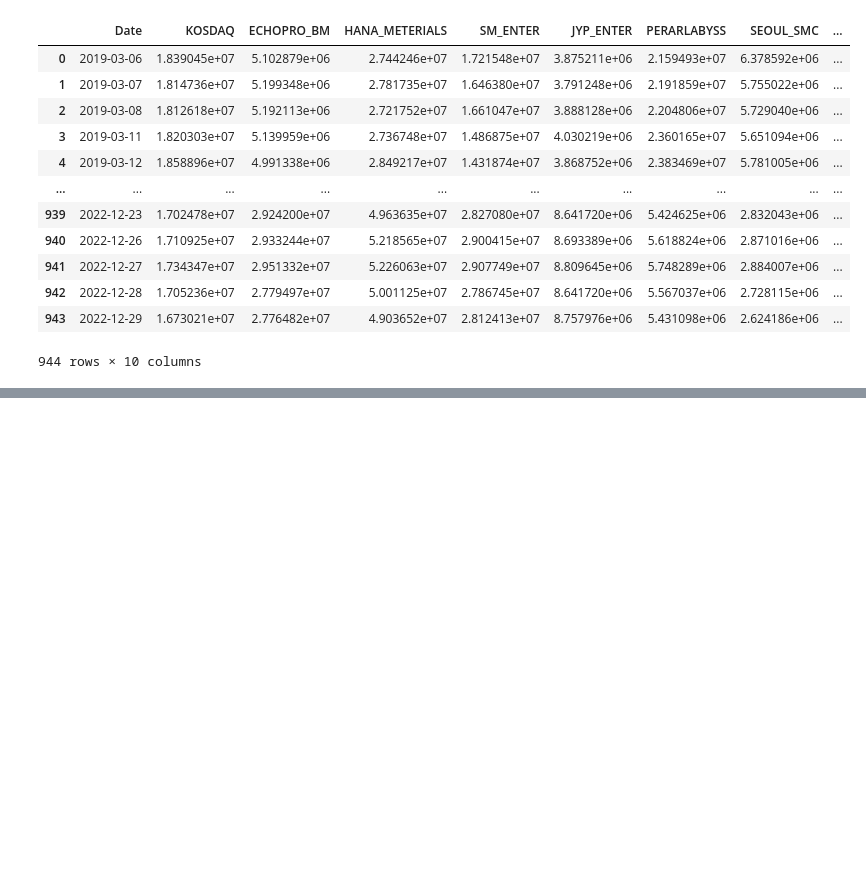
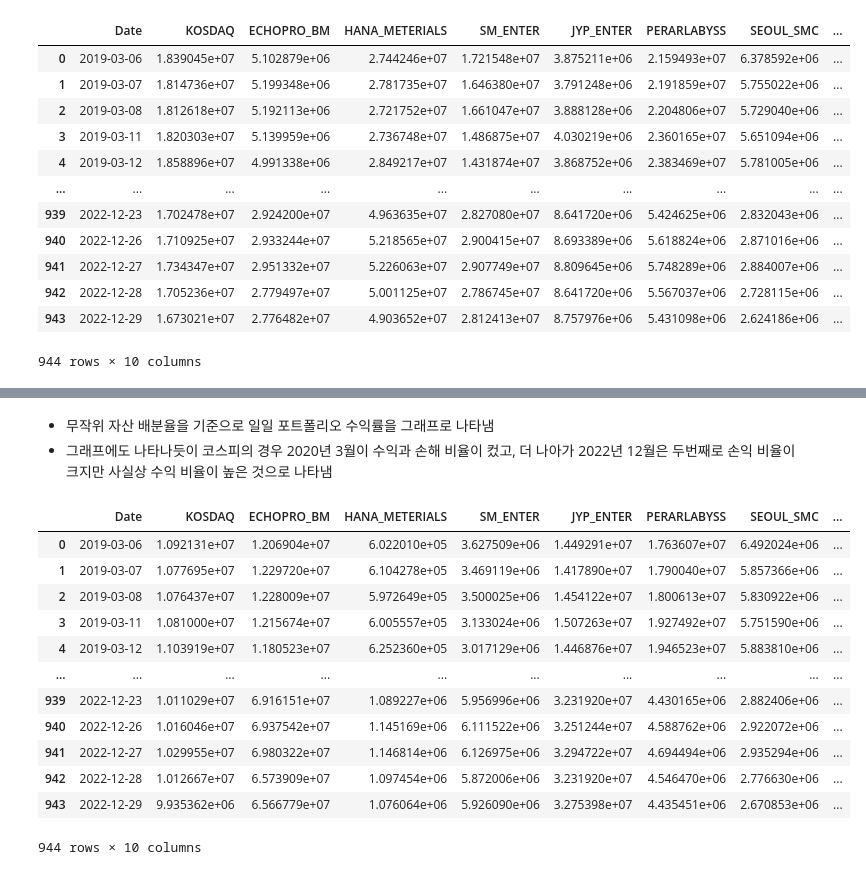
Before and after one commit to Ki-Sung/python_financial_analysis_and_machine_learning, a Jupyter notebook: own_analysis_in_korea/Portfolio_Asset_Allocation_and_Statistical_Data_Analysis.ipynb, the cells around one changed output, grey strips where cells are left out. Saved outputs shown, nothing was run; the diff lists cells and outputs as text; code cells hidden in the pictures; blank space fills up the shorter version.

```diff
--- a/own_analysis_in_korea/Portfolio_Asset_Allocation_and_Statistical_Data_Analysis.ipynb
+++ b/own_analysis_in_korea/Portfolio_Asset_Allocation_and_Statistical_Data_Analysis.ipynb
@@ -387,0 +452,32 @@ result
+# %% [markdown]
+- 무작위 자산 배분율을 기준으로 일일 포트폴리오 수익률을 그래프로 나타냄
+- 그래프에도 나타나듯이 코스피의 경우 2020년 3월이 수익과 손해 비율이 컸고, 더 나아가 2022년 12월은 두번째로 손익 비율이 크지만 사실상 수익 비율이 높은 것으로 나타냄
+# %%
+# 자산 배분 - 코스닥 데이터
+
+# 무작위 비중 만들기
+np.random.seed(101)
+
+# 만든 무작위 비중 계산(비중 생성)
+weights = np.array(np.random.random(9))   # 9개의 난수를 행성
+
+# 모든 비중의 합이 1이 되도록 하기 - 지정한 난수들 / 난수들의 합
+weights = weights / np.sum(weights)
+
+# 위에 설정한 함수를 사용
+kosdaq_result = portfolio_allocation(kosdaq_df, weights)
+kosdaq_result
+# %% [output]
+|  | Date | KOSDAQ | ECHOPRO_BM | HANA_METERIALS | SM_ENTER | JYP_ENTER | PERARLABYSS | SEOUL_SMC | ... |
+| 0 | 2019-03-06 | 1.092131e+07 | 1.206904e+07 | 6.022010e+05 | 3.627509e+06 | 1.449291e+07 | 1.763607e+07 | 6.492024e+06 | ... |
+| 1 | 2019-03-07 | 1.077695e+07 | 1.229720e+07 | 6.104278e+05 | 3.469119e+06 | 1.417890e+07 | 1.790040e+07 | 5.857366e+06 | ... |
+| 2 | 2019-03-08 | 1.076437e+07 | 1.228009e+07 | 5.972649e+05 | 3.500025e+06 | 1.454122e+07 | 1.800613e+07 | 5.830922e+06 | ... |
+| 3 | 2019-03-11 | 1.081000e+07 | 1.215674e+07 | 6.005557e+05 | 3.133024e+06 | 1.507263e+07 | 1.927492e+07 | 5.751590e+06 | ... |
+| 4 | 2019-03-12 | 1.103919e+07 | 1.180523e+07 | 6.252360e+05 | 3.017129e+06 | 1.446876e+07 | 1.946523e+07 | 5.883810e+06 | ... |
+| ... | ... | ... | ... | ... | ... | ... | ... | ... | ... |
+| 939 | 2022-12-23 | 1.011029e+07 | 6.916151e+07 | 1.089227e+06 | 5.956996e+06 | 3.231920e+07 | 4.430165e+06 | 2.882406e+06 | ... |
+| 940 | 2022-12-26 | 1.016046e+07 | 6.937542e+07 | 1.145169e+06 | 6.111522e+06 | 3.251244e+07 | 4.588762e+06 | 2.922072e+06 | ... |
+| 941 | 2022-12-27 | 1.029955e+07 | 6.980322e+07 | 1.146814e+06 | 6.126975e+06 | 3.294722e+07 | 4.694494e+06 | 2.935294e+06 | ... |
+| 942 | 2022-12-28 | 1.012667e+07 | 6.573909e+07 | 1.097454e+06 | 5.872006e+06 | 3.231920e+07 | 4.546470e+06 | 2.776630e+06 | ... |
+| 943 | 2022-12-29 | 9.935362e+06 | 6.566779e+07 | 1.076064e+06 | 5.926090e+06 | 3.275398e+07 | 4.435451e+06 | 2.670853e+06 | ... |
+944 rows × 10 columns
```
Also changed, not shown: parts of 8 cells of this notebook.
